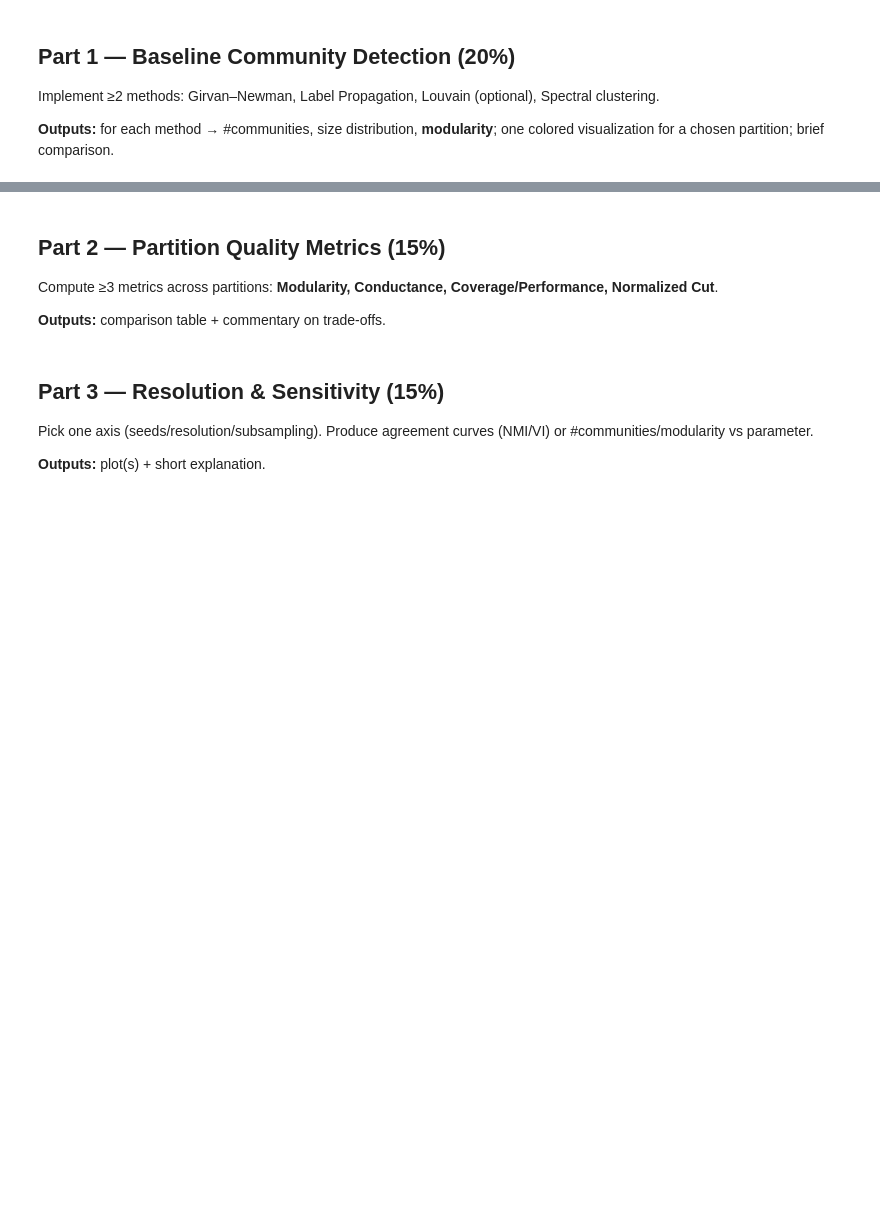
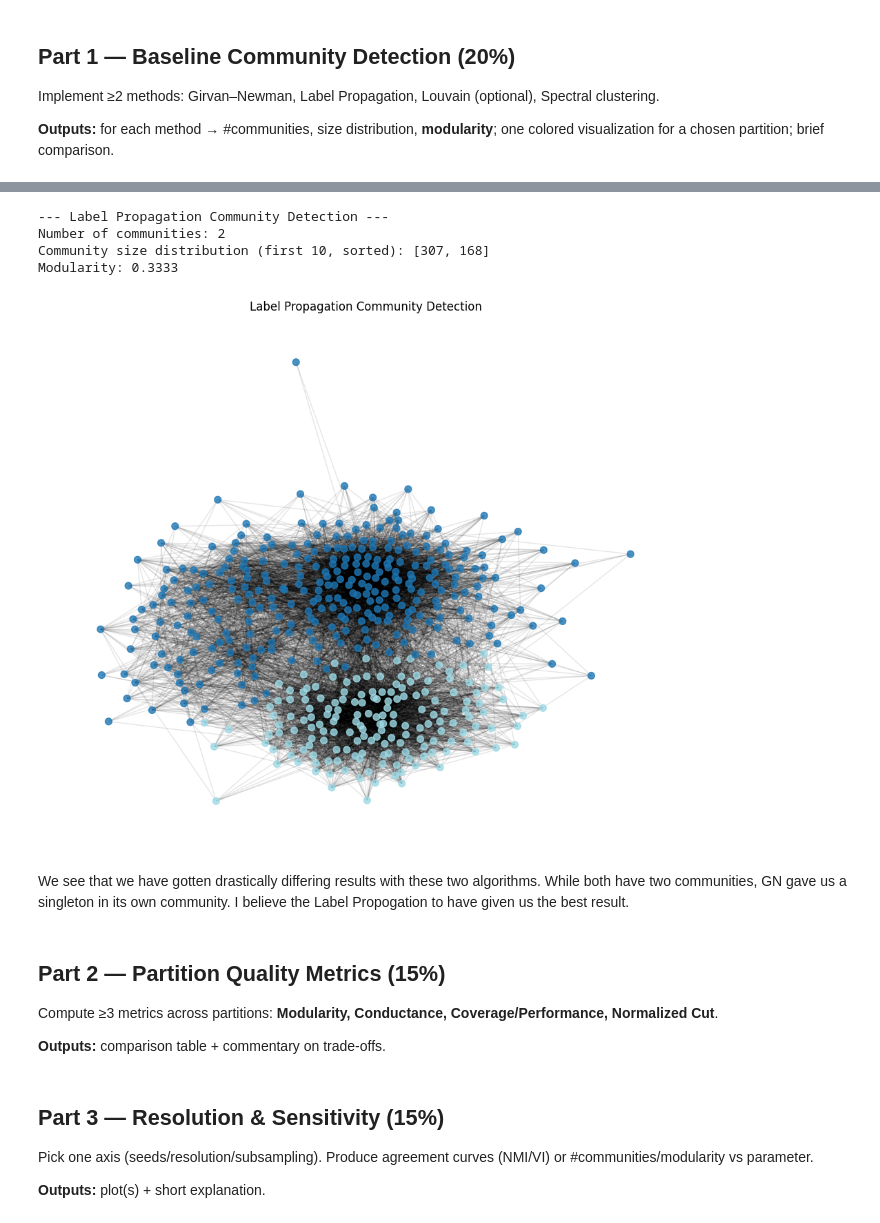
Before and after one commit to nurfnick/NetworkScience, a Jupyter notebook: HomeworkAssignments/Project4.ipynb, the cells around one changed output, grey strips where cells are left out. Drawn from its saved outputs; the diff is of its cells as text; code cells hidden in the pictures; blank space fills up the shorter version.

```diff
--- a/HomeworkAssignments/Project4.ipynb
+++ b/HomeworkAssignments/Project4.ipynb
@@ -38,3 +151,56 @@ Implement ≥2 methods: Girvan–Newman, Label Propagation, Louvain (optional),
+# %%
+
+
+print("\n--- Label Propagation Community Detection ---")
+
+# Apply Label Propagation algorithm
+# This function returns an iterator of frozensets, each representing a community.
+communities_lp = list(co.label_propagation_communities(G))
+
+# Convert frozensets to sets for easier manipulation
+communities = [set(c) for c in communities_lp]
+
+# Determine number of communities
+num_communities = len(communities)
+
+# Calculate size distribution
+community_sizes = [len(c) for c in communities]
+
+# Calculate modularity
+mod = co.modularity(G, communities)
+
+print(f"Number of communities: {num_communities}")
+print(f"Community size distribution (first 10, sorted): {sorted(community_sizes, reverse=True)[:10]}")
+print(f"Modularity: {mod:.4f}")
+
+# Create a mapping from node to color based on community
+node_to_community_id = {}
+for i, comm in enumerate(communities):
+    for node in comm:
+        node_to_community_id[node] = i
+
+# Get a colormap, ensuring it can handle the number of communities
+color_map = plt.cm.get_cmap('tab20', num_communities)
+
+# Assign colors based on community ID
+colors = [color_map(node_to_community_id.get(node, -1)) for node in G.nodes()]
+
+# Visualize the communities
+plt.figure(figsize=(12, 10))
+pos = nx.spring_layout(G, k=0.1, iterations=50) # Fruchterman-Reingold layout
+nx.draw_networkx_nodes(G, pos, node_color=colors, node_size=50, alpha=0.8)
+nx.draw_networkx_edges(G, pos, alpha=0.1)
+plt.title("Label Propagation Community Detection")
+plt.axis('off')
+plt.show()
+# %% [output]
+--- Label Propagation Community Detection ---
+Number of communities: 2
+Community size distribution (first 10, sorted): [307, 168]
+Modularity: 0.3333
+[figure, added]
+# %% [markdown]
+We see that we have gotten drastically differing results with these two algorithms.  While both have two communities, GN gave us a singleton in its own community.  I believe the Label Propogation to have given us the best result.
 # %% [markdown]
 
 ## Part 2 — Partition Quality Metrics (15%)
```
Also changed, not shown: parts of 8 cells of this notebook.
